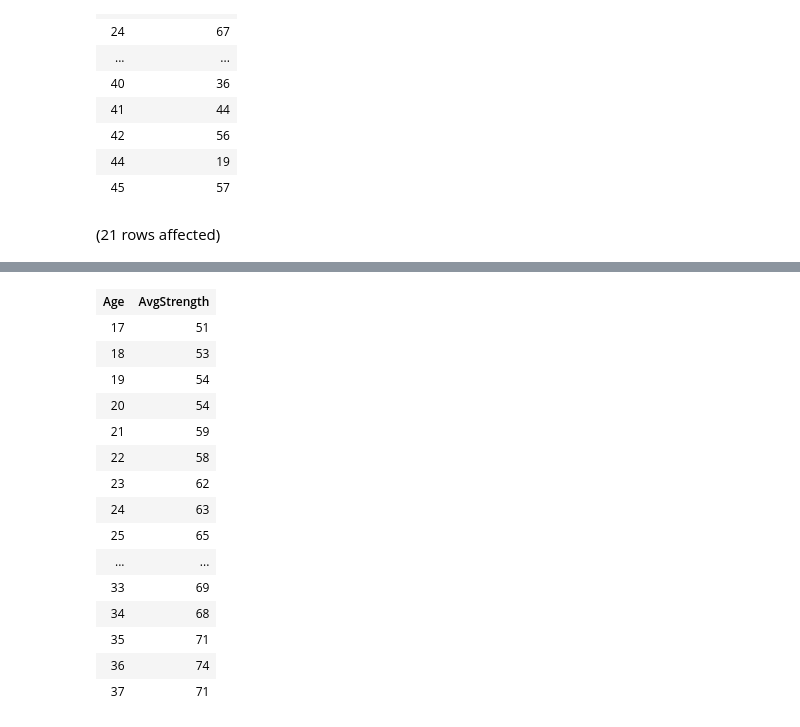
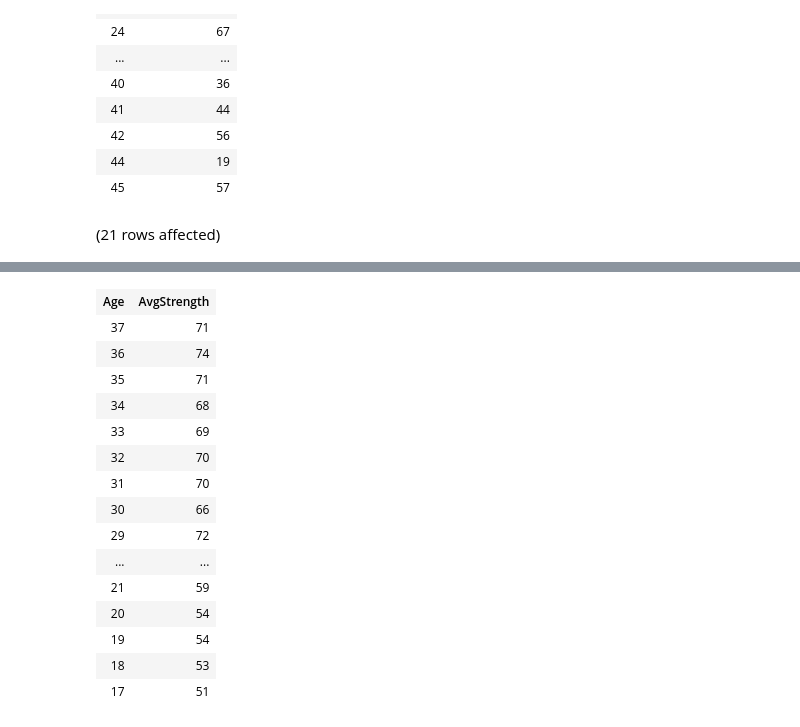
Before and after one commit to Patrickscott999/AzureProject, a Jupyter notebook: Azure Project.ipynb, the cells around one changed output, grey strips where cells are left out. Drawn from its saved outputs; the diff is of its cells as text; code cells hidden in the pictures.

```diff
--- a/Azure Project.ipynb
+++ b/Azure Project.ipynb
@@ -108,6 +108,6 @@ FROM [data] p
 WHERE p.Nationality = 'Spain'
 GROUP BY p.Age
 HAVING COUNT(p.ID) > 5
-ORDER BY p.Age;
+ORDER BY p.Age desc;
 # %% [output]
 (21 rows affected)
@@ -115,16 +115,16 @@ Total execution time: 00:00:00.039
 | Age | AvgStrength |
+| 37 | 71 |
+| 36 | 74 |
+| 35 | 71 |
+| 34 | 68 |
+| 33 | 69 |
+| 32 | 70 |
+| 31 | 70 |
+| 30 | 66 |
+| 29 | 72 |
+| ... | ... |
+| 21 | 59 |
+| 20 | 54 |
+| 19 | 54 |
+| 18 | 53 |
 | 17 | 51 |
-| 18 | 53 |
-| 19 | 54 |
-| 20 | 54 |
-| 21 | 59 |
-| 22 | 58 |
-| 23 | 62 |
-| 24 | 63 |
-| 25 | 65 |
-| ... | ... |
-| 33 | 69 |
-| 34 | 68 |
-| 35 | 71 |
-| 36 | 74 |
-| 37 | 71 |
```
Also changed, not shown: parts of 1 cell of this notebook, 6 other files.
